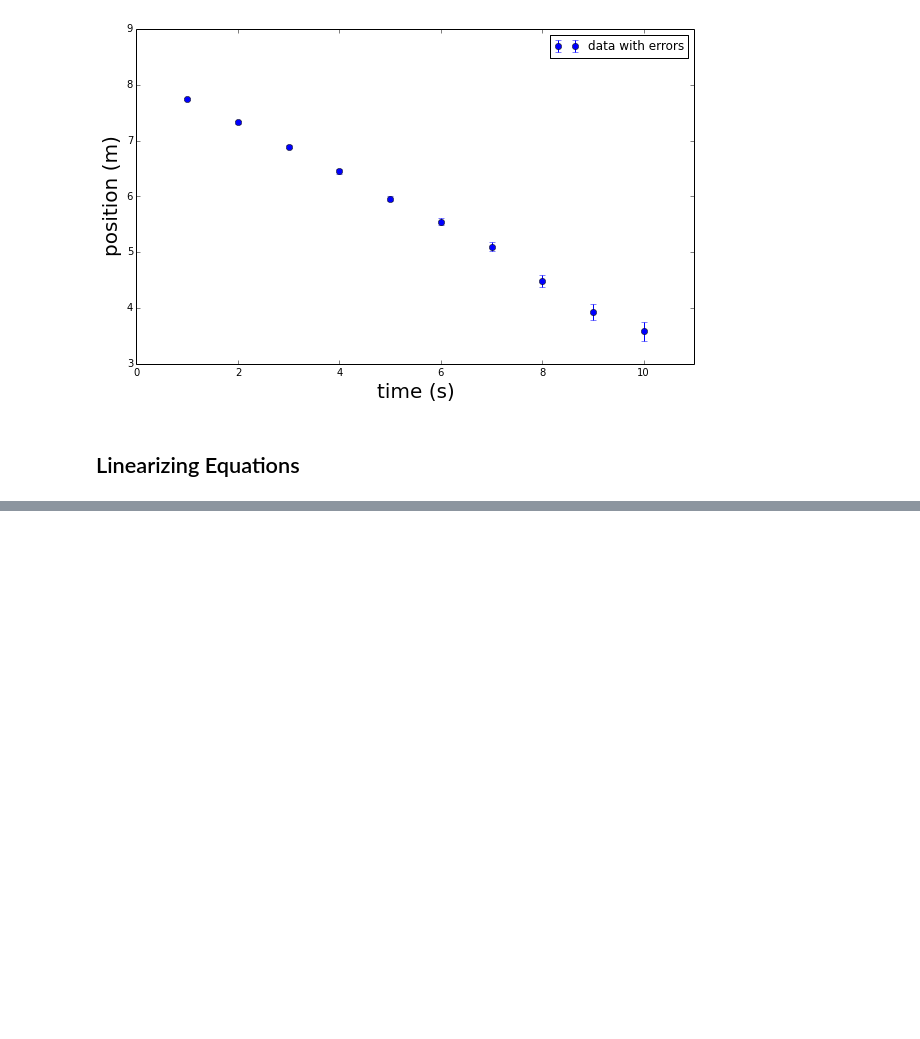
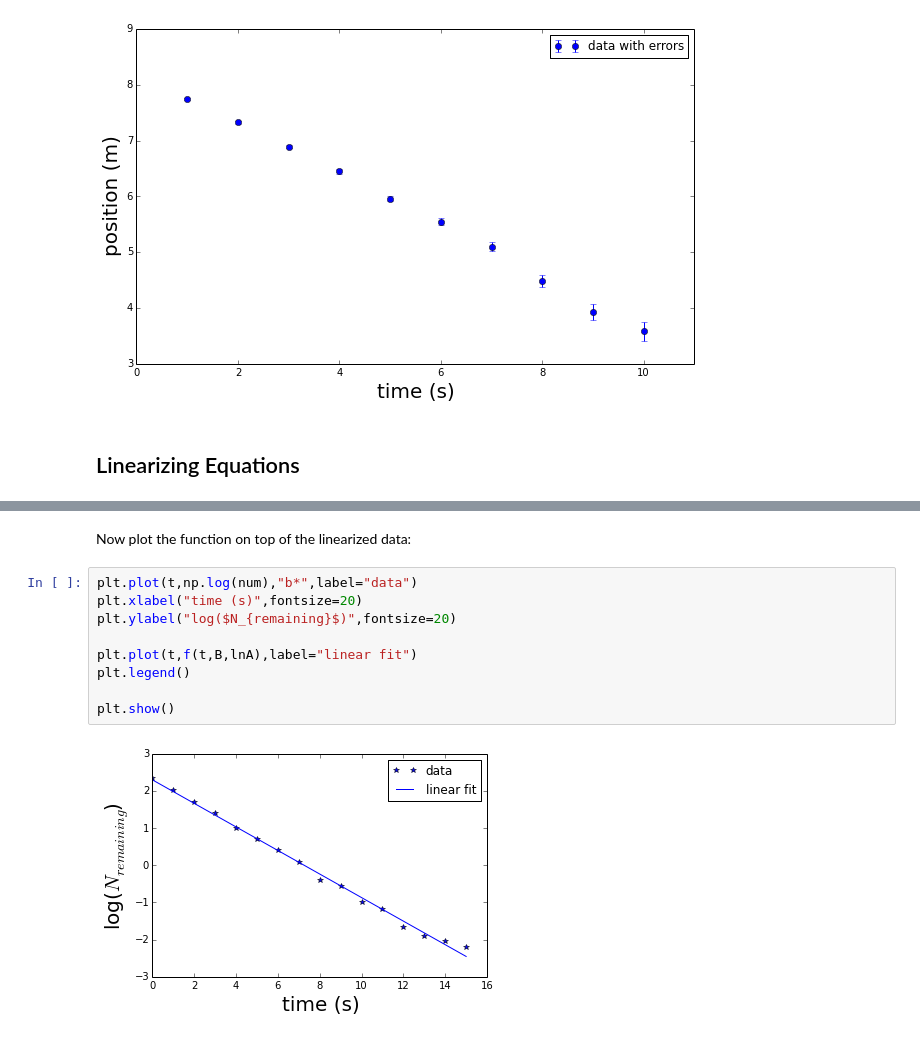
Before and after one commit to slewis06/PHYS202-S14, a Jupyter notebook: SciPy/OptimizationTour.ipynb, the cells around one changed output, grey strips where cells are left out. Saved outputs shown, nothing was run; the diff lists cells and outputs as text; blank space fills up the shorter version.

```diff
--- a/SciPy/OptimizationTour.ipynb
+++ b/SciPy/OptimizationTour.ipynb
@@ -89,0 +147,13 @@ plt.show()
+# %% [markdown]
+Now plot the function on top of the linearized data:
+# %%
+plt.plot(t,np.log(num),"b*",label="data")
+plt.xlabel("time (s)",fontsize=20)
+plt.ylabel("log($N_{remaining}$)",fontsize=20)
+
+plt.plot(t,f(t,B,lnA),label="linear fit")
+plt.legend()
+
+plt.show()
+# %% [output]
+[figure, added]
```
Also changed, not shown: parts of 37 cells of this notebook, 2 other files.
